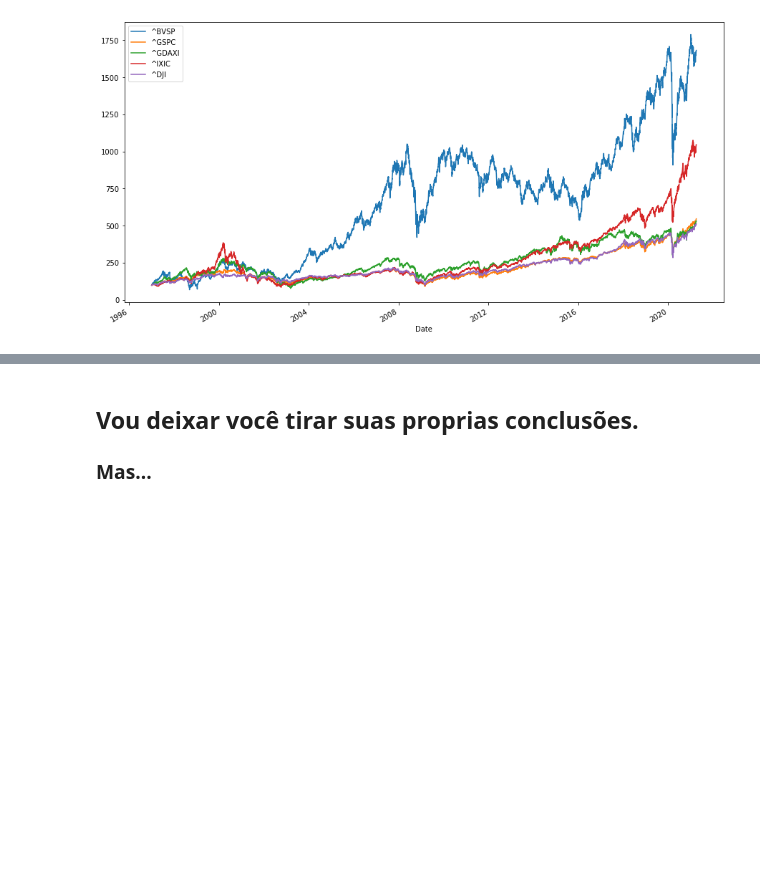
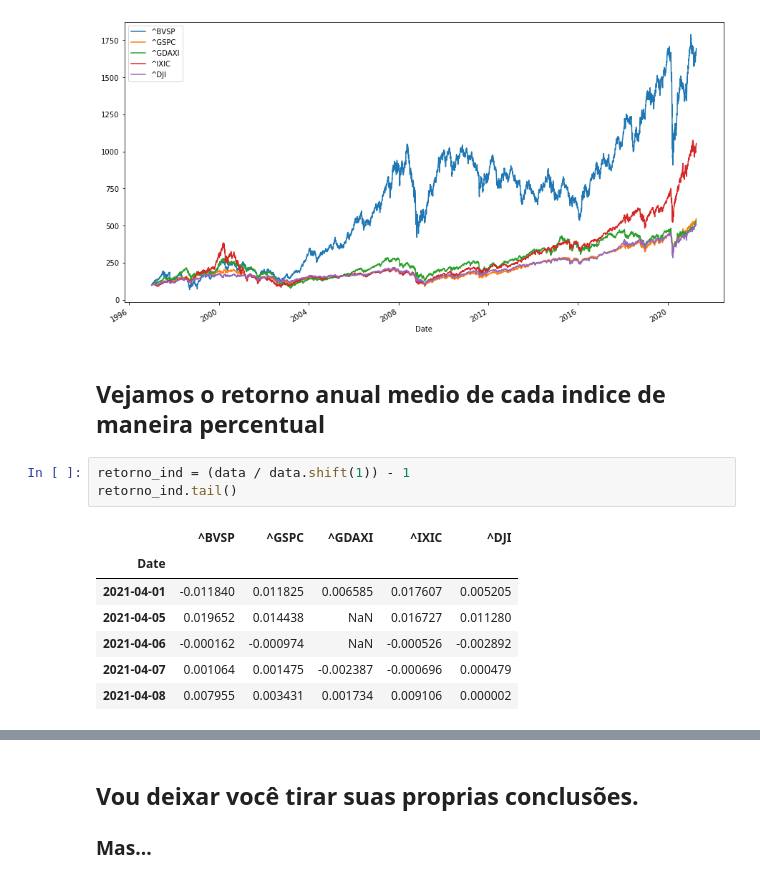
Before and after one commit to DyegoDS/FinData, a Jupyter notebook: 003 Analise de Indices.ipynb, the cells around one changed output, grey strips where cells are left out. Cells and saved outputs as stored; diff of their text form; blank space fills up the shorter version.

```diff
--- a/Analise de Indices.ipynb
+++ b/003 Analise de Indices.ipynb
@@ -86,3 +88,16 @@ normalizado.plot(figsize=(15,8))
 # %% [output]
 <matplotlib.axes._subplots.AxesSubplot at 0x...>
 [figure]
+# %% [markdown]
+## Vejamos o retorno anual medio de cada indice de maneira percentual
+# %%
+retorno_ind = (data / data.shift(1)) - 1
+retorno_ind.tail()
+# %% [output]
+|  | ^BVSP | ^GSPC | ^GDAXI | ^IXIC | ^DJI |
+| Date |  |  |  |  |  |
+| 2021-04-01 | -0.011840 | 0.011825 | 0.006585 | 0.017607 | 0.005205 |
+| 2021-04-05 | 0.019652 | 0.014438 | NaN | 0.016727 | 0.011280 |
+| 2021-04-06 | -0.000162 | -0.000974 | NaN | -0.000526 | -0.002892 |
+| 2021-04-07 | 0.001064 | 0.001475 | -0.002387 | -0.000696 | 0.000479 |
+| 2021-04-08 | 0.007955 | 0.003431 | 0.001734 | 0.009106 | 0.000002 |
```
Also changed, not shown: parts of 4 cells of this notebook, 4 other files.
